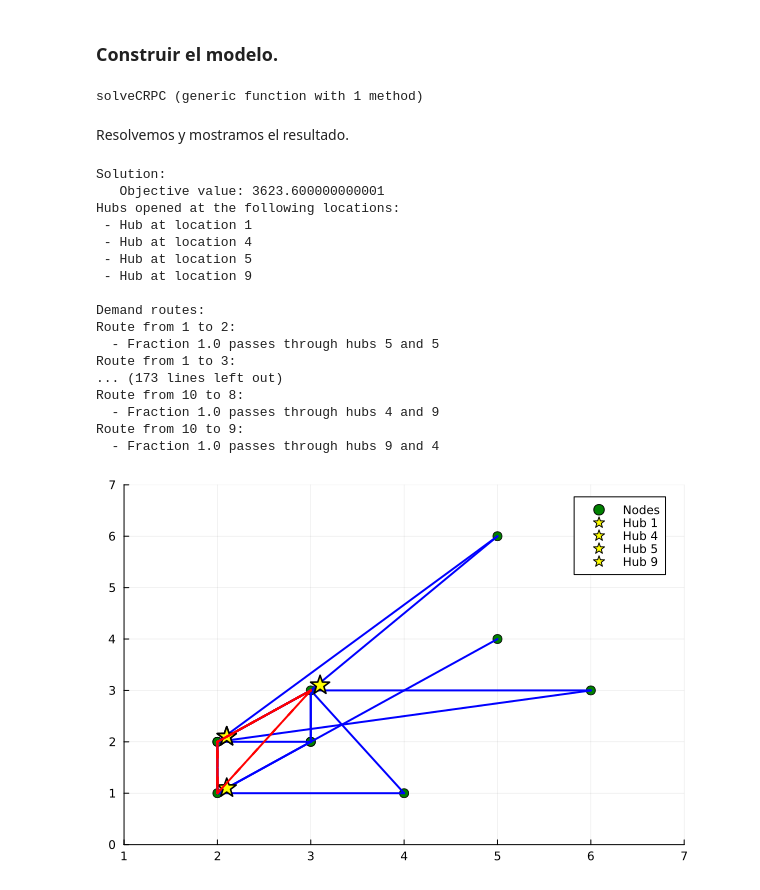
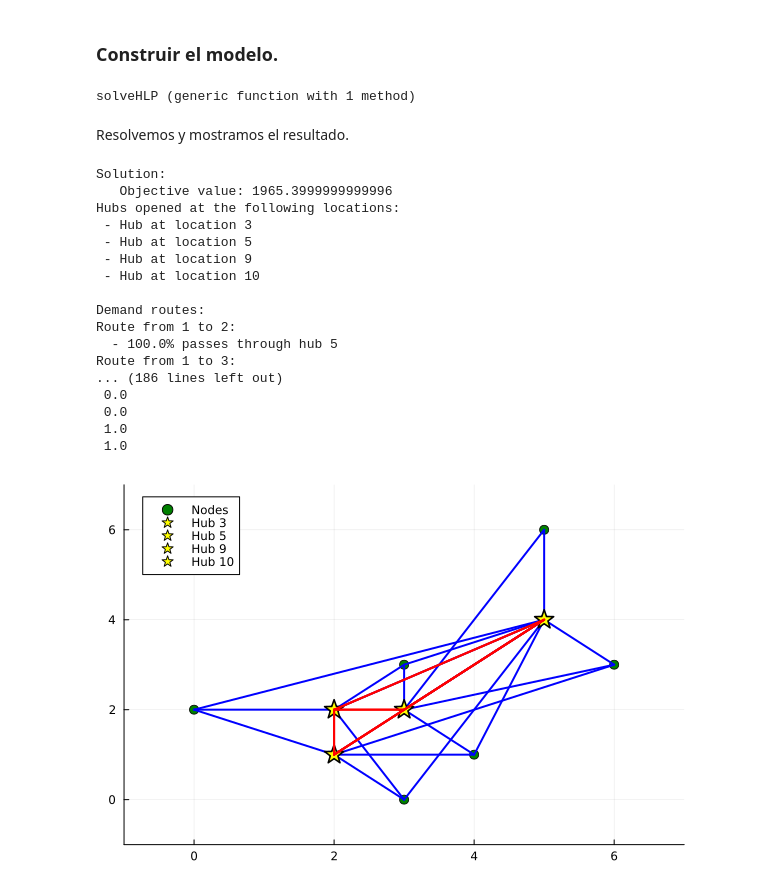
Before and after one commit to Saul-Sosa-Diaz/Ingenieria-Logistica, a Jupyter notebook: Uncapacitated_multiple_allocation_HLP.ipynb, the cells around one changed output. Drawn from its saved outputs; the diff is of its cells as text; code cells hidden in the pictures.

```diff
--- a/Uncapacitated_multiple_allocation_HLP.ipynb
+++ b/Uncapacitated_multiple_allocation_HLP.ipynb
@@ -72,6 +72,10 @@ V = 1:n # Set of nodes
 w = rand(1:10, n, n) # Random demand
 f = rand(1:10, n)    # Costs to establish a hub
 c = rand(1:10, n, n) # Transportation costs
+for i in V
+    c[i,i] = 0
+    w[i,i] = 0
+end
 
 # Ensure that c satisfies the triangle inequality
 for i in V
@@ -97,3 +101,5 @@ C = zeros(n, n, n, n)
 for i in V, j in V, k in V, m in V
     C[i,j,k,m] = χ * c[i,k] + α * c[k,m] + δ * c[m,j]
 end
+
+w
@@ -183,7 +192,7 @@ draw_solution (generic function with 2 methods)
 # %% [markdown]
 ### Construir el modelo.
 # %%
-function solveCRPC()
+function solveHLP()
     EPS = 0.00001
     model = Model(GLPK.Optimizer)
 
@@ -192,8 +201,7 @@ function solveCRPC()
     @variable(model, X[i in V, j in V, k in V, m in V] >= 0)
 
     # Objetive
-    @objective(model, Min, sum(w[i, j] * C[i, j, k, m] * X[i, j, k, m] for i in V, j in V, k in V, m in V) +
-                        sum(f[k] * y[k] for k in V))
+    @objective(model, Min, sum(w[i, j] * C[i, j, k, m] * X[i, j, k, m] for i in V, j in V, k in V, m in V) + sum(f[k] * y[k] for k in V))
 
     # Constraints
     @constraint(model, [i in V, j in V], sum(X[i, j, k, m] for k in V, m in V) == 1)
@@ -221,13 +229,16 @@ function solveCRPC()
             if i != j
                 println("Route from $i to $j:")
                 for k in V, m in V
-                    if value(X[i,j,k,m]) > 0
-                        println("  - Fraction $(value(X[i,j,k,m])) passes through hubs $k and $m")
+                    if value(X[i,j,k,m]) > 0 && k != m
+                        println("  - $(value(X[i,j,k,m])*100)% passes through hubs $k and $m")
+                    elseif value(X[i,j,k,m]) > 0 && k == m
+                        println("  - $(value(X[i,j,k,m])*100)% passes through hub $k")
                     end
                 end
             end
         end
-        draw_solution(value.(y),value.(X), V, coordinates_nodes)
+
+        DrawSolution(value.(y),value.(X), V, coordinates_nodes)
     else
         println("infeasible")
         return -1
@@ -235,27 +246,27 @@ function solveCRPC()
 
 end
 # %% [output]
-solveCRPC (generic function with 1 method)
+solveHLP (generic function with 1 method)
 # %% [markdown]
 Resolvemos y mostramos el resultado.
-# %%
-solveCRPC()
-# %% [output]
-Solution:
-   Objective value: 3623.600000000001
-Hubs opened at the following locations:
- - Hub at location 1
- - Hub at location 4
- - Hub at location 5
- - Hub at location 9
-
-Demand routes:
-Route from 1 to 2:
-  - Fraction 1.0 passes through hubs 5 and 5
-Route from 1 to 3:
-... (173 lines left out)
-Route from 10 to 8:
-  - Fraction 1.0 passes through hubs 4 and 9
-Route from 10 to 9:
-  - Fraction 1.0 passes through hubs 9 and 4
-[figure, removed]
+# %%
+solveHLP()
+# %% [output]
+Solution:
+   Objective value: 1965.3999999999996
+Hubs opened at the following locations:
+ - Hub at location 3
+ - Hub at location 5
+ - Hub at location 9
+ - Hub at location 10
+
+Demand routes:
+Route from 1 to 2:
+  - 100.0% passes through hub 5
+Route from 1 to 3:
+... (186 lines left out)
+ 0.0
+ 0.0
+ 1.0
+ 1.0
+[figure, added]
```
Also changed, not shown: parts of 4 cells of this notebook.
